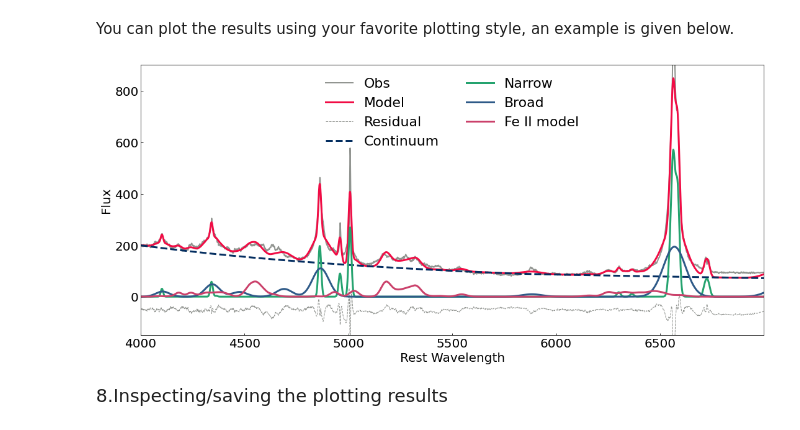
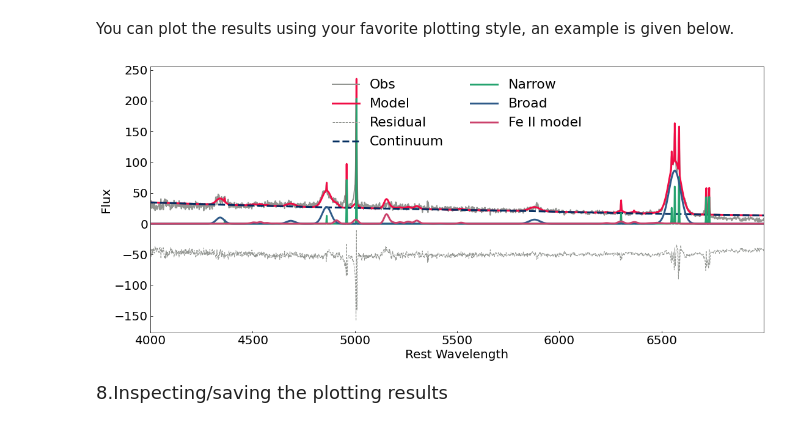
Before and after one commit to yukawa1/fantasy, a Jupyter notebook: docs/Tutorial.ipynb, the cells around one changed output. Saved outputs shown, nothing was run; the diff lists cells and outputs as text; code cells hidden in the pictures.

```diff
--- a/docs/Tutorial.ipynb
+++ b/docs/Tutorial.ipynb
@@ -39,7 +39,7 @@ from fantasy_agn.models import create_feii_model, create_model, create_tied_mode
 # This command reads the spectrum with the listed name, from the folder of this notebook or
 # from the given path e.g.,'/path/to/files/spec*.txt'
 
-s=read_sdss('spec-2770-54510-0433.fits')
+s=read_sdss('/home/yukawa/Downloads/spec-0623-52051-0405.fits')
 # %% [markdown]
 <font size="4"> 2. Prepartion of the spectra </font>
 # %% [markdown]
@@ -83,5 +83,5 @@ Command *fit_host()* fits the observed spectrum with the combination of eignevec
 # %%
 s.obs=s.flux
 
-s.fit_host()
+s.fit_host_sdss()
 # %% [output]
@@ -148,7 +146,7 @@ For multi-line models, user can call a single line-list and many line-lists usin
 # %%
 cont=continuum(s,min_refer=5790, refer=5800, max_refer=5810)
 broad=create_fixed_model(['hydrogen.csv', 'helium.csv'], name='br',min_offset=0, max_offset=800)
-narrow=create_tied_model(name='OIII5007',files=['narrow_basic.csv','hydrogen.csv'],prefix='nr', fwhm=1000,min_offset=0, max_offset=300, min_fwhm=900, max_fwhm=1200,fix_oiii_ratio=True, position=5006.803341, included=True,min_amplitude=0.2)
+narrow=create_tied_model(name='OIII5007',files=['narrow_basic.csv','hydrogen.csv'],prefix='nr', fwhm=50,min_offset=0, max_offset=300, min_fwhm=50, max_fwhm=120,fix_oiii_ratio=True, position=5006.803341, included=True,min_amplitude=0.2)
 fe=create_feii_model(name='feii', fwhm=1000, min_fwhm=600, max_fwhm=3000, offset=0, min_offset=-3000, max_offset=3000)
 # %%
 # Code fits simultaneously all features.
@@ -174,28 +172,28 @@ You can plot the results using your favorite plotting style, an example is given
 # %%
 plt.style.context(['nature', 'notebook'])
 plt.figure(figsize=(18,8))
 plt.plot(s.wave, s.flux, color="#929591", label='Obs', lw=2)
 plt.plot(s.wave, model(s.wave), color="#F10C45",label='Model',lw=3)
 plt.plot(s.wave, model(s.wave)-s.flux-50, '--',color="#929591", label='Residual', lw=1 )
 
 
 plt.plot(s.wave, cont(s.wave),'--',color="#042E60",label='Continuum', lw=3)
 plt.plot(s.wave, narrow(s.wave),label='Narrow',color="#25A36F",lw=3)
 plt.plot(s.wave, broad(s.wave), label='Broad', lw=3, color="#2E5A88")
 plt.plot(s.wave, fe(s.wave),'-',color="#CB416B",label='Fe II model', lw=3)
 
 plt.xlabel('Rest Wavelength',fontsize=20)
 plt.ylabel('Flux',fontsize=20)
 plt.xlim(4000,7000)
-plt.ylim(-150,900)
+#plt.ylim(-150,900)
 plt.tick_params(which='both', direction="in")
 plt.yticks(fontsize=20)
 plt.xticks(np.arange(4000, 7000, step=500),fontsize=20)
 plt.legend(loc='upper center',  prop={'size': 22}, frameon=False, ncol=2)
 
 plt.savefig('fantasy_fit.pdf')
 # %% [output]
-[figure, old version]
+[figure, new version]
 # %% [markdown]
 <font size="4"> 8.Inspecting/saving the plotting results </font>
 # %% [markdown]
```
Also changed, not shown: parts of 6 cells of this notebook, 5 other files.
